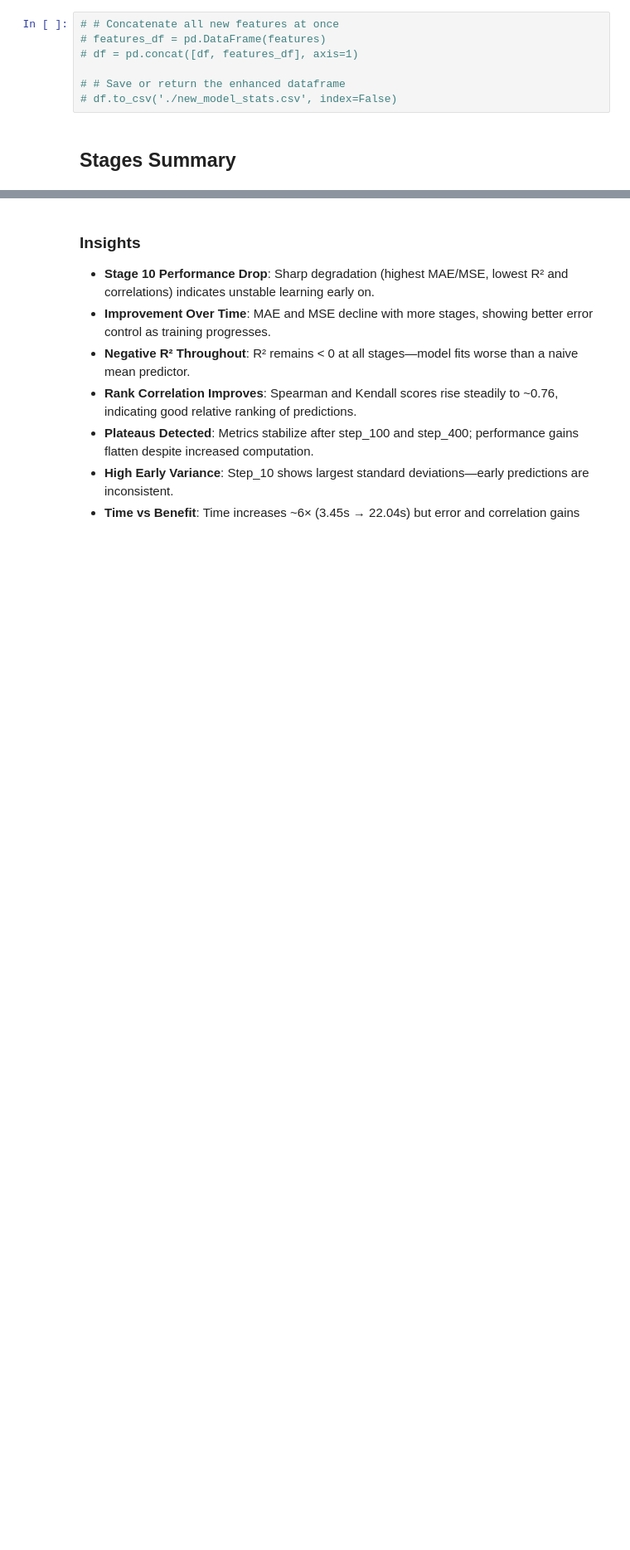
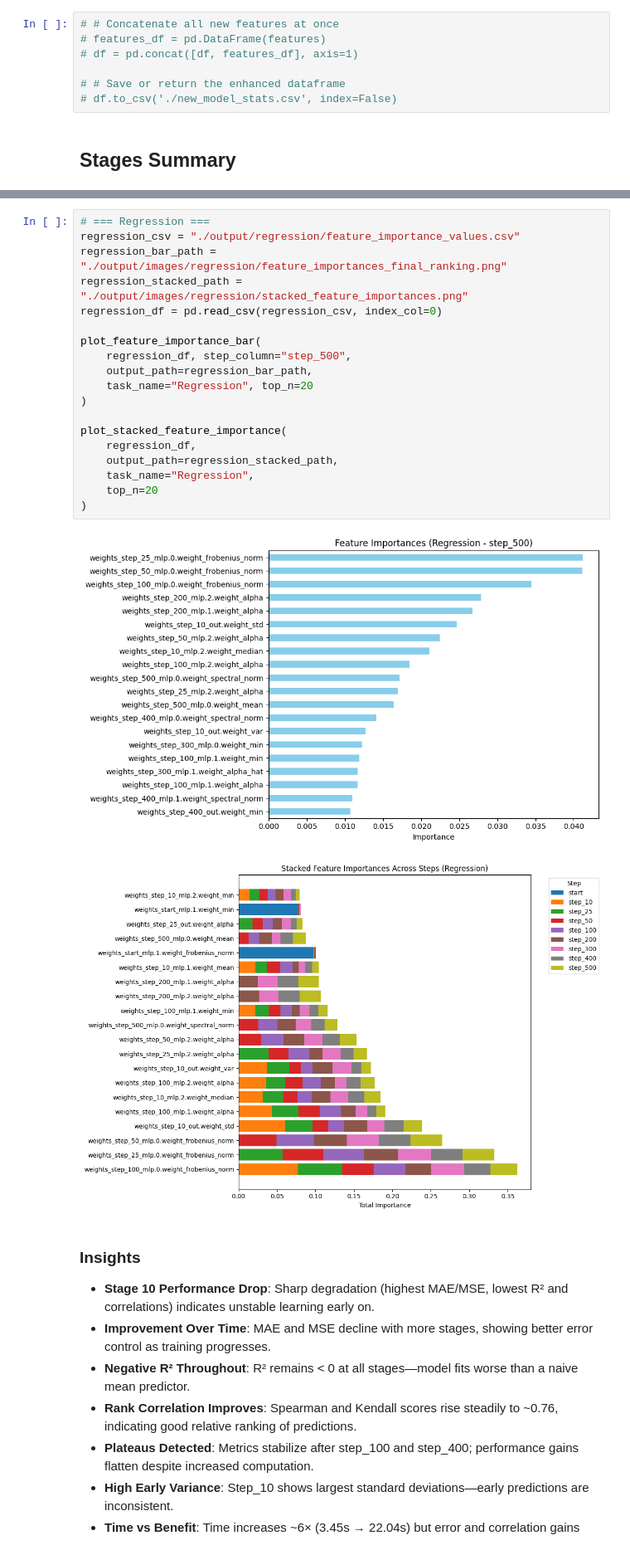
Before and after one commit to GuiPereira77/predicting_nn_weights_metalearning, a Jupyter notebook: scripts/experiments/data_exploration.ipynb, the cells around one changed output, grey strips where cells are left out. Shown: that part at 83% size. Saved outputs shown, nothing was run; the diff lists cells and outputs as text; blank space fills up the shorter version.

```diff
--- a/scripts/experiments/data_exploration.ipynb
+++ b/scripts/experiments/data_exploration.ipynb
@@ -142,3 +193,25 @@ for metric in base_metrics:
+# %%
+# === Regression ===
+regression_csv = "./output/regression/feature_importance_values.csv"
+regression_bar_path = "./output/images/regression/feature_importances_final_ranking.png"
+regression_stacked_path = "./output/images/regression/stacked_feature_importances.png"
+regression_df = pd.read_csv(regression_csv, index_col=0)
+
+plot_feature_importance_bar(
+    regression_df, step_column="step_500",
+    output_path=regression_bar_path,
+    task_name="Regression", top_n=20
+)
+
+plot_stacked_feature_importance(
+    regression_df,
+    output_path=regression_stacked_path,
+    task_name="Regression",
+    top_n=20
+)
+# %% [output]
+[figure, added]
+[figure, added]
 # %% [markdown]
 ### Insights
 * **Stage 10 Performance Drop**: Sharp degradation (highest MAE/MSE, lowest R² and correlations) indicates unstable learning early on.
```
Also changed, not shown: parts of 4 cells of this notebook, 4 other files.
